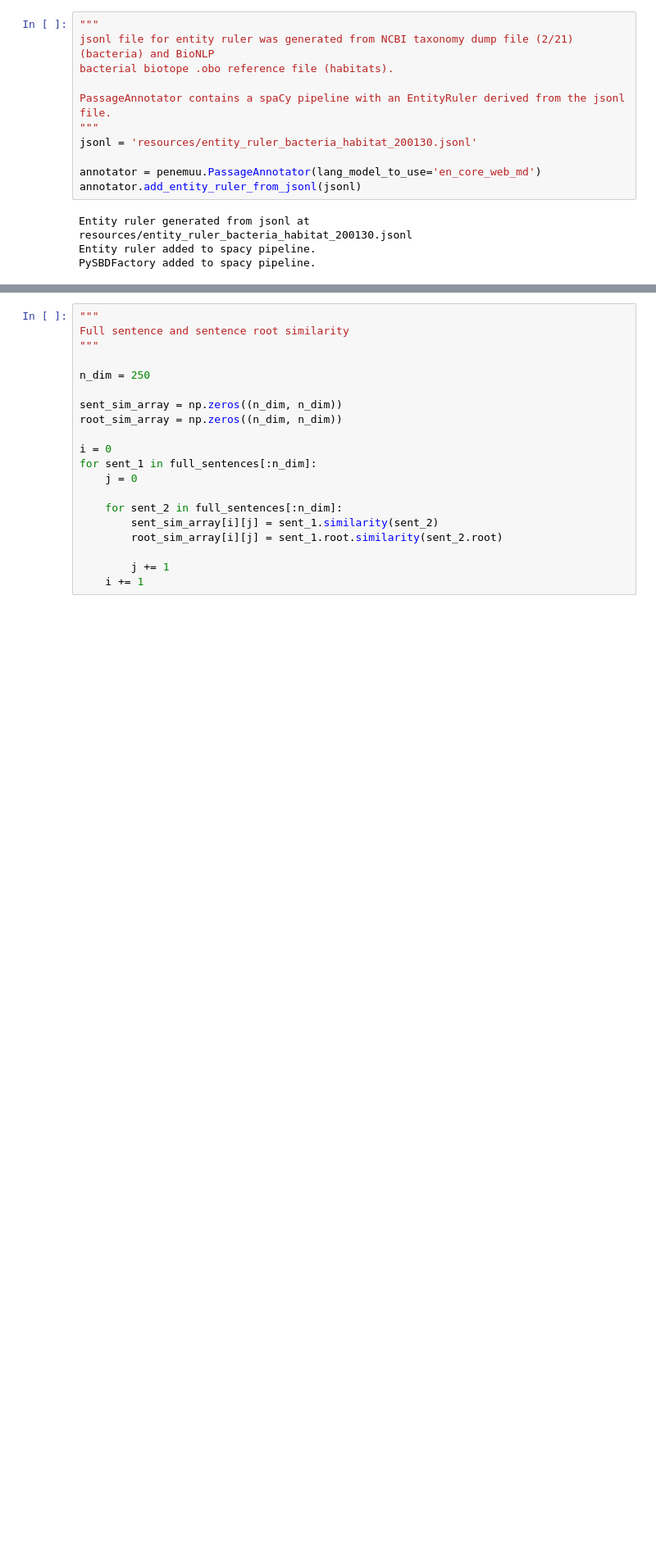
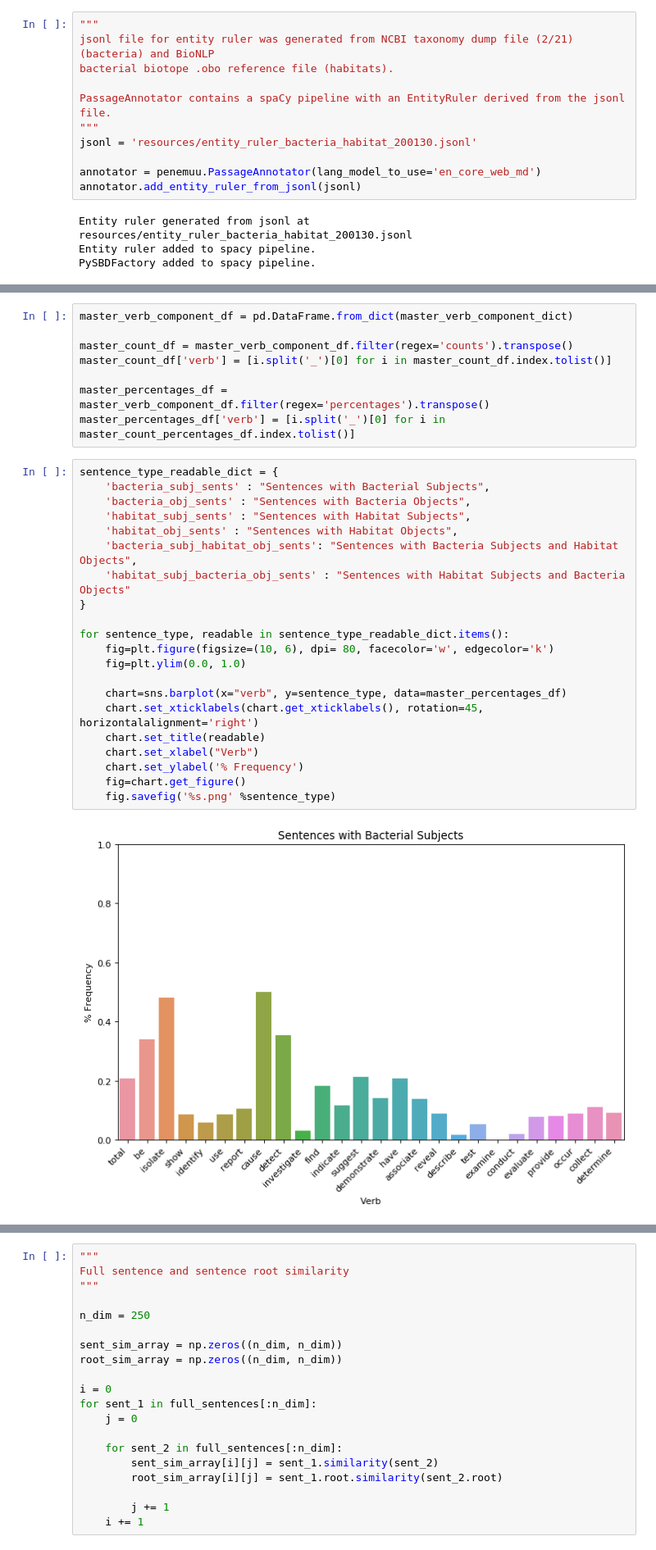
Before and after one commit to MAyars7/penemuu, a Jupyter notebook: penemuu_exploratory_verb_patterns.ipynb, the cells around one changed output, grey strips where cells are left out. Shown at 82% size. Cells and saved outputs as stored; diff of their text form; blank space fills up the shorter version.

```diff
--- a/penemuu_exploratory_verb_patterns.ipynb
+++ b/penemuu_exploratory_verb_patterns.ipynb
@@ -253,0 +318,31 @@ def generate_verb_span_from_sent_span(nlp, sent_span):
+# %%
+master_verb_component_df = pd.DataFrame.from_dict(master_verb_component_dict)
+
+master_count_df = master_verb_component_df.filter(regex='counts').transpose()
+master_count_df['verb'] = [i.split('_')[0] for i in master_count_df.index.tolist()]
+
+master_percentages_df = master_verb_component_df.filter(regex='percentages').transpose()
+master_percentages_df['verb'] = [i.split('_')[0] for i in master_count_percentages_df.index.tolist()]
+# %%
+sentence_type_readable_dict = {
+    'bacteria_subj_sents' : "Sentences with Bacterial Subjects",
+    'bacteria_obj_sents' : "Sentences with Bacteria Objects",
+    'habitat_subj_sents' : "Sentences with Habitat Subjects",
+    'habitat_obj_sents' : "Sentences with Habitat Objects",
+    'bacteria_subj_habitat_obj_sents': "Sentences with Bacteria Subjects and Habitat Objects",
+    'habitat_subj_bacteria_obj_sents' : "Sentences with Habitat Subjects and Bacteria Objects"
+}
+
+for sentence_type, readable in sentence_type_readable_dict.items():
+    fig=plt.figure(figsize=(10, 6), dpi= 80, facecolor='w', edgecolor='k')
+    fig=plt.ylim(0.0, 1.0)
+
+    chart=sns.barplot(x="verb", y=sentence_type, data=master_percentages_df)
+    chart.set_xticklabels(chart.get_xticklabels(), rotation=45, horizontalalignment='right')
+    chart.set_title(readable)
+    chart.set_xlabel("Verb")
+    chart.set_ylabel('% Frequency')
+    fig=chart.get_figure()
+    fig.savefig('%s.png' %sentence_type)
+# %% [output]
+[figure, added]
```
Also changed, not shown: parts of 36 cells of this notebook, 3 other files.
